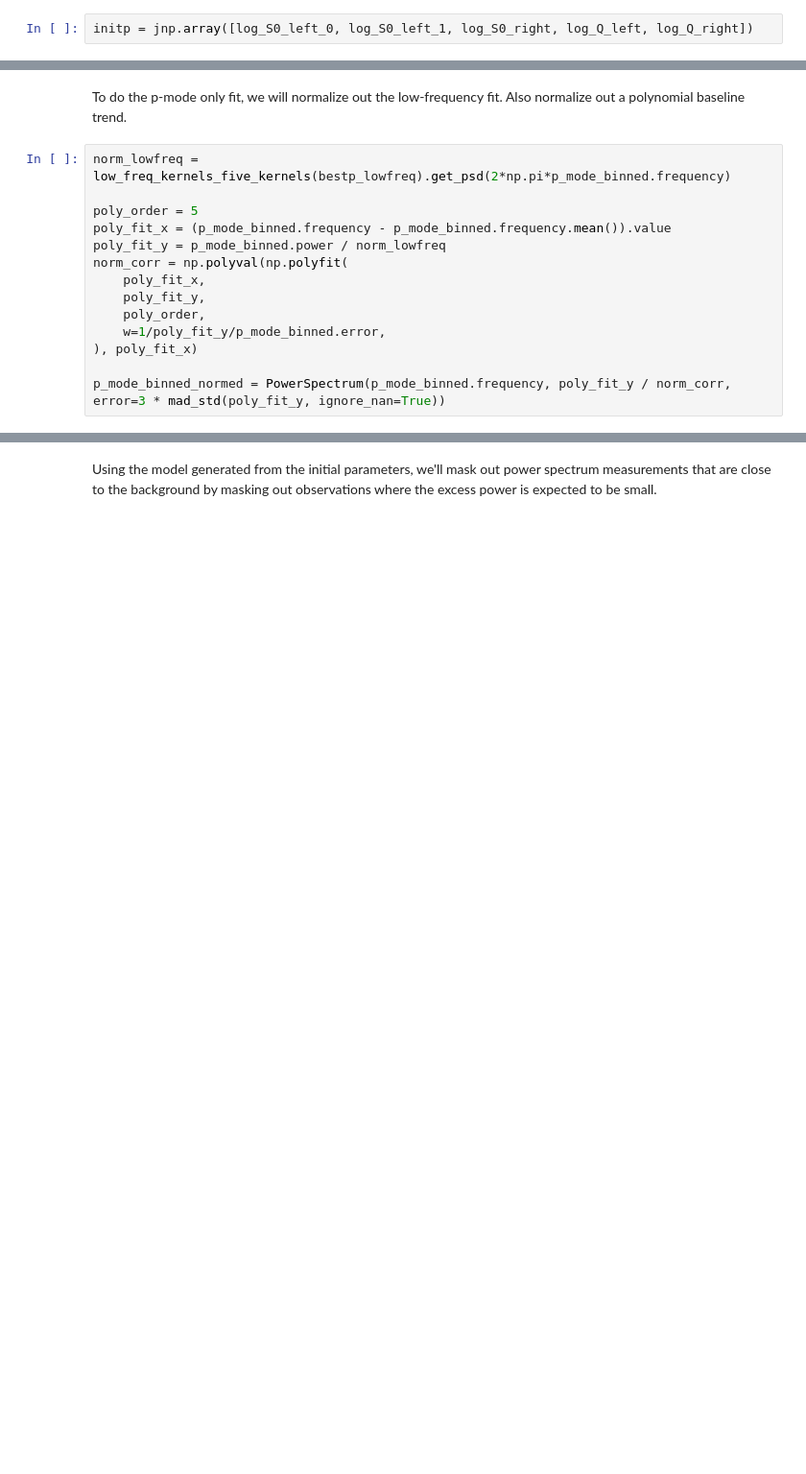
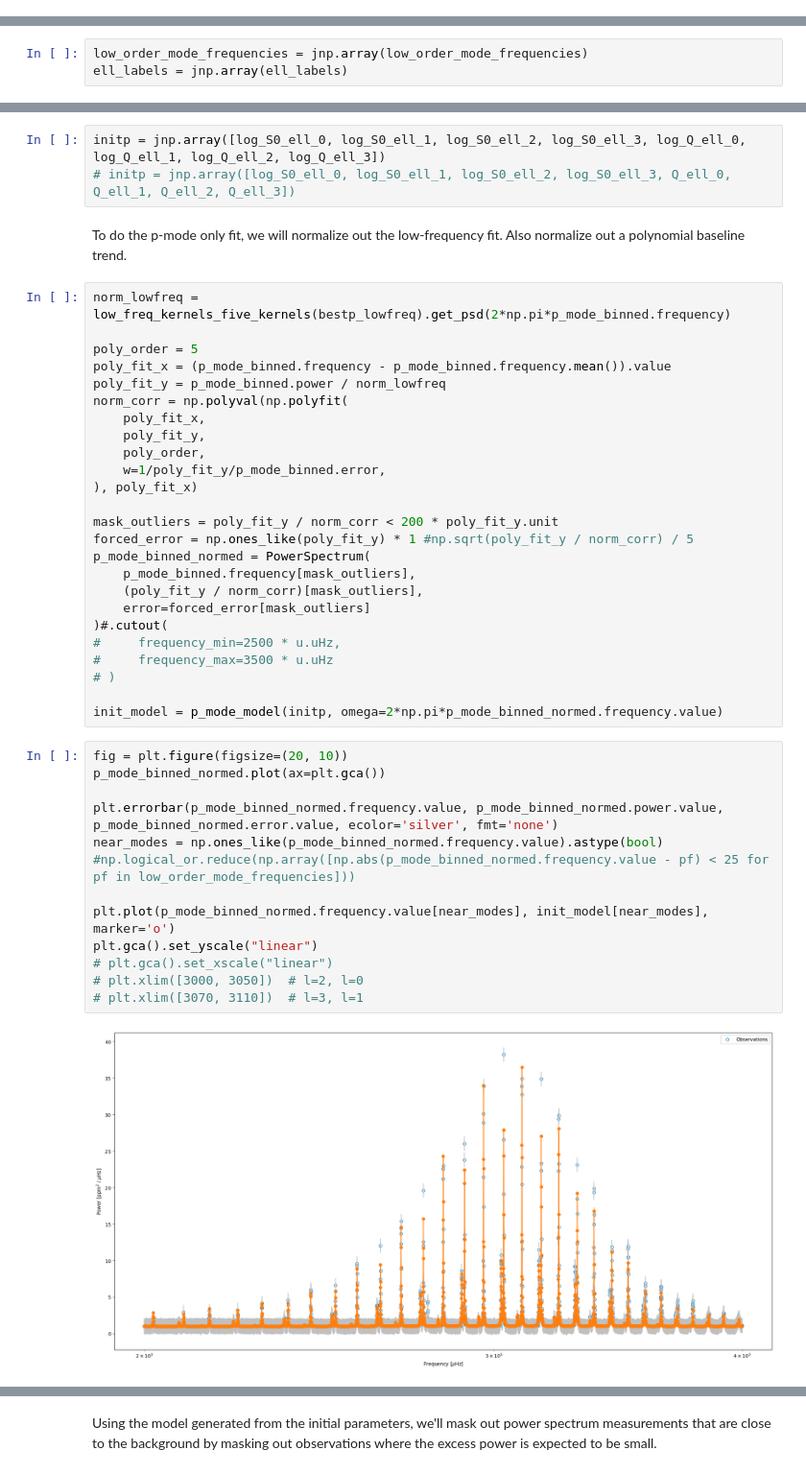
Before and after one commit to bmorris3/gadfly, a Jupyter notebook: notebooks/virgo_lc.ipynb, the cells around one changed output, grey strips where cells are left out. Shown at 96% size. Drawn from its saved outputs; the diff is of its cells as text; blank space fills up the shorter version.

```diff
--- a/notebooks/virgo_lc.ipynb
+++ b/notebooks/virgo_lc.ipynb
@@ -390,2 +353,0 @@ def p_mode_model(p, omega, p_mode_frequencies=p_mode_freqs.value):
-# %%
-initp = jnp.array([log_S0_left_0, log_S0_left_1, log_S0_right, log_Q_left, log_Q_right])
@@ -391,0 +422,3 @@ initp = jnp.array([log_S0_left_0, log_S0_left_1, log_S0_right, log_Q_left, log_Q
+# %%
+low_order_mode_frequencies = jnp.array(low_order_mode_frequencies)
+ell_labels = jnp.array(ell_labels)
@@ -392,3 +655,6 @@ initp = jnp.array([log_S0_left_0, log_S0_left_1, log_S0_right, log_Q_left, log_Q
+# %%
+initp = jnp.array([log_S0_ell_0, log_S0_ell_1, log_S0_ell_2, log_S0_ell_3, log_Q_ell_0, log_Q_ell_1, log_Q_ell_2, log_Q_ell_3])
+# initp = jnp.array([log_S0_ell_0, log_S0_ell_1, log_S0_ell_2, log_S0_ell_3, Q_ell_0, Q_ell_1, Q_ell_2, Q_ell_3])
 # %% [markdown]
 To do the p-mode only fit, we will normalize out the low-frequency fit. Also normalize out a polynomial baseline trend.
 # %%
@@ -404,4 +670,30 @@ norm_corr = np.polyval(np.polyfit(
     w=1/poly_fit_y/p_mode_binned.error,
 ), poly_fit_x)
 
-p_mode_binned_normed = PowerSpectrum(p_mode_binned.frequency, poly_fit_y / norm_corr, error=3 * mad_std(poly_fit_y, ignore_nan=True))
+mask_outliers = poly_fit_y / norm_corr < 200 * poly_fit_y.unit
+forced_error = np.ones_like(poly_fit_y) * 1 #np.sqrt(poly_fit_y / norm_corr) / 5
+p_mode_binned_normed = PowerSpectrum(
+    p_mode_binned.frequency[mask_outliers],
+    (poly_fit_y / norm_corr)[mask_outliers],
+    error=forced_error[mask_outliers]
+)#.cutout(
+#     frequency_min=2500 * u.uHz,
+#     frequency_max=3500 * u.uHz
+# )
+
+init_model = p_mode_model(initp, omega=2*np.pi*p_mode_binned_normed.frequency.value)
+# %%
+fig = plt.figure(figsize=(20, 10))
+p_mode_binned_normed.plot(ax=plt.gca())
+
+plt.errorbar(p_mode_binned_normed.frequency.value, p_mode_binned_normed.power.value, p_mode_binned_normed.error.value, ecolor='silver', fmt='none')
+near_modes = np.ones_like(p_mode_binned_normed.frequency.value).astype(bool)
+#np.logical_or.reduce(np.array([np.abs(p_mode_binned_normed.frequency.value - pf) < 25 for pf in low_order_mode_frequencies]))
+
+plt.plot(p_mode_binned_normed.frequency.value[near_modes], init_model[near_modes], marker='o')
+plt.gca().set_yscale("linear")
+# plt.gca().set_xscale("linear")
+# plt.xlim([3000, 3050])  # l=2, l=0
+# plt.xlim([3070, 3110])  # l=3, l=1
+# %% [output]
+[figure, added]
```
Also changed, not shown: parts of 42 cells of this notebook, 8 other files.
